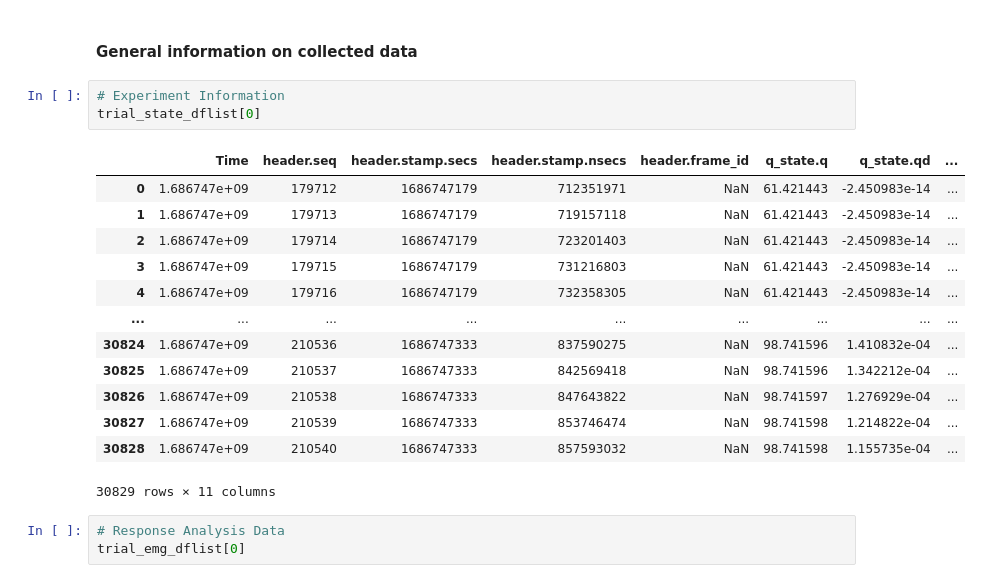
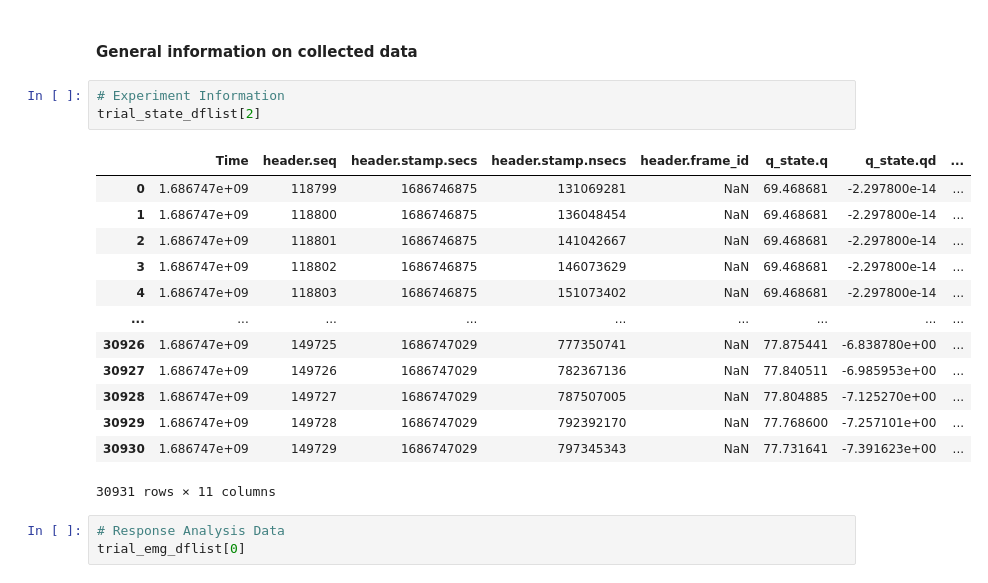
Before and after one commit to Cyberjin7/master_thesis, a Jupyter notebook: analysis/unloading_analysis.ipynb, the cells around one changed output. Saved outputs shown, nothing was run; the diff lists cells and outputs as text.

```diff
--- a/analysis/unloading_analysis.ipynb
+++ b/analysis/unloading_analysis.ipynb
@@ -129,21 +165,21 @@ baseline_type_dflist = csv2df(baseline_type_list)
 #### General information on collected data
 # %%
 # Experiment Information
-trial_state_dflist[0]
+trial_state_dflist[2]
 # %% [output]
 |  | Time | header.seq | header.stamp.secs | header.stamp.nsecs | header.frame_id | q_state.q | q_state.qd | ... |
-| 0 | 1.686747e+09 | 179712 | 1686747179 | 712351971 | NaN | 61.421443 | -2.450983e-14 | ... |
-| 1 | 1.686747e+09 | 179713 | 1686747179 | 719157118 | NaN | 61.421443 | -2.450983e-14 | ... |
-| 2 | 1.686747e+09 | 179714 | 1686747179 | 723201403 | NaN | 61.421443 | -2.450983e-14 | ... |
-| 3 | 1.686747e+09 | 179715 | 1686747179 | 731216803 | NaN | 61.421443 | -2.450983e-14 | ... |
-| 4 | 1.686747e+09 | 179716 | 1686747179 | 732358305 | NaN | 61.421443 | -2.450983e-14 | ... |
+| 0 | 1.686747e+09 | 118799 | 1686746875 | 131069281 | NaN | 69.468681 | -2.297800e-14 | ... |
+| 1 | 1.686747e+09 | 118800 | 1686746875 | 136048454 | NaN | 69.468681 | -2.297800e-14 | ... |
+| 2 | 1.686747e+09 | 118801 | 1686746875 | 141042667 | NaN | 69.468681 | -2.297800e-14 | ... |
+| 3 | 1.686747e+09 | 118802 | 1686746875 | 146073629 | NaN | 69.468681 | -2.297800e-14 | ... |
+| 4 | 1.686747e+09 | 118803 | 1686746875 | 151073402 | NaN | 69.468681 | -2.297800e-14 | ... |
 | ... | ... | ... | ... | ... | ... | ... | ... | ... |
-| 30824 | 1.686747e+09 | 210536 | 1686747333 | 837590275 | NaN | 98.741596 | 1.410832e-04 | ... |
-| 30825 | 1.686747e+09 | 210537 | 1686747333 | 842569418 | NaN | 98.741596 | 1.342212e-04 | ... |
-| 30826 | 1.686747e+09 | 210538 | 1686747333 | 847643822 | NaN | 98.741597 | 1.276929e-04 | ... |
-| 30827 | 1.686747e+09 | 210539 | 1686747333 | 853746474 | NaN | 98.741598 | 1.214822e-04 | ... |
-| 30828 | 1.686747e+09 | 210540 | 1686747333 | 857593032 | NaN | 98.741598 | 1.155735e-04 | ... |
+| 30926 | 1.686747e+09 | 149725 | 1686747029 | 777350741 | NaN | 77.875441 | -6.838780e+00 | ... |
+| 30927 | 1.686747e+09 | 149726 | 1686747029 | 782367136 | NaN | 77.840511 | -6.985953e+00 | ... |
+| 30928 | 1.686747e+09 | 149727 | 1686747029 | 787507005 | NaN | 77.804885 | -7.125270e+00 | ... |
+| 30929 | 1.686747e+09 | 149728 | 1686747029 | 792392170 | NaN | 77.768600 | -7.257101e+00 | ... |
+| 30930 | 1.686747e+09 | 149729 | 1686747029 | 797345343 | NaN | 77.731641 | -7.391623e+00 | ... |
-30829 rows × 11 columns
+30931 rows × 11 columns
 # %%
 # Response Analysis Data
 trial_emg_dflist[0]
```
Also changed, not shown: parts of 12 cells of this notebook.
